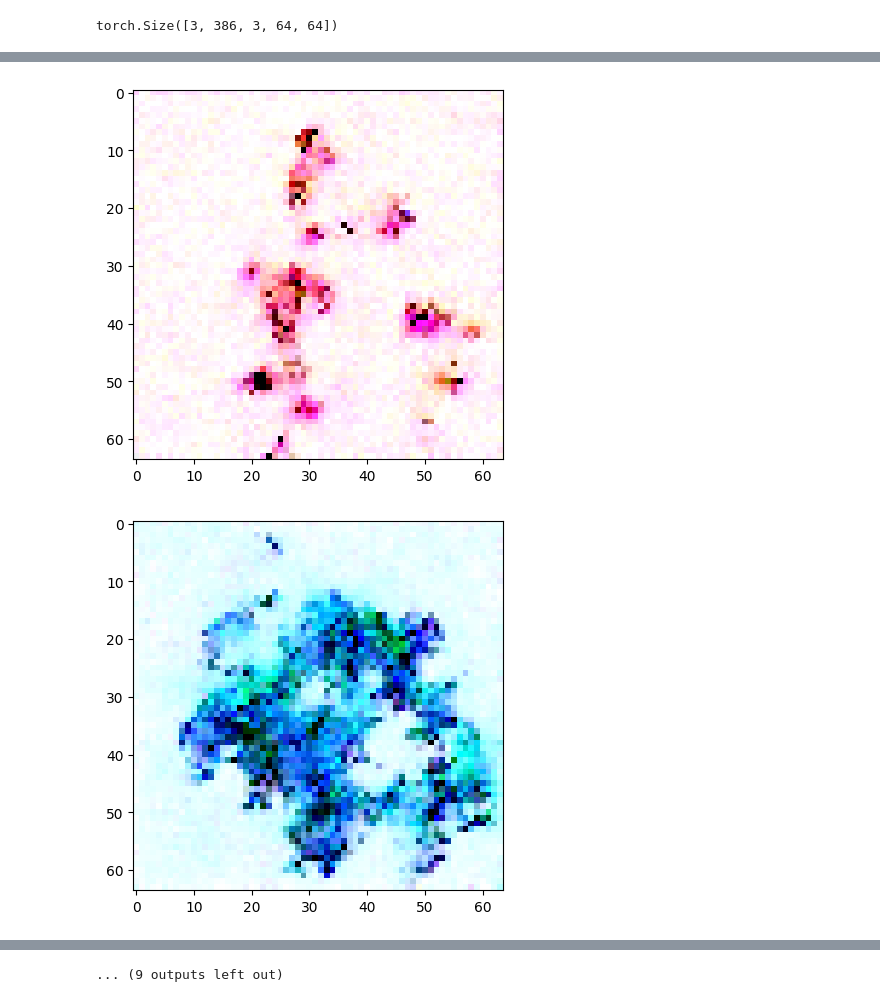
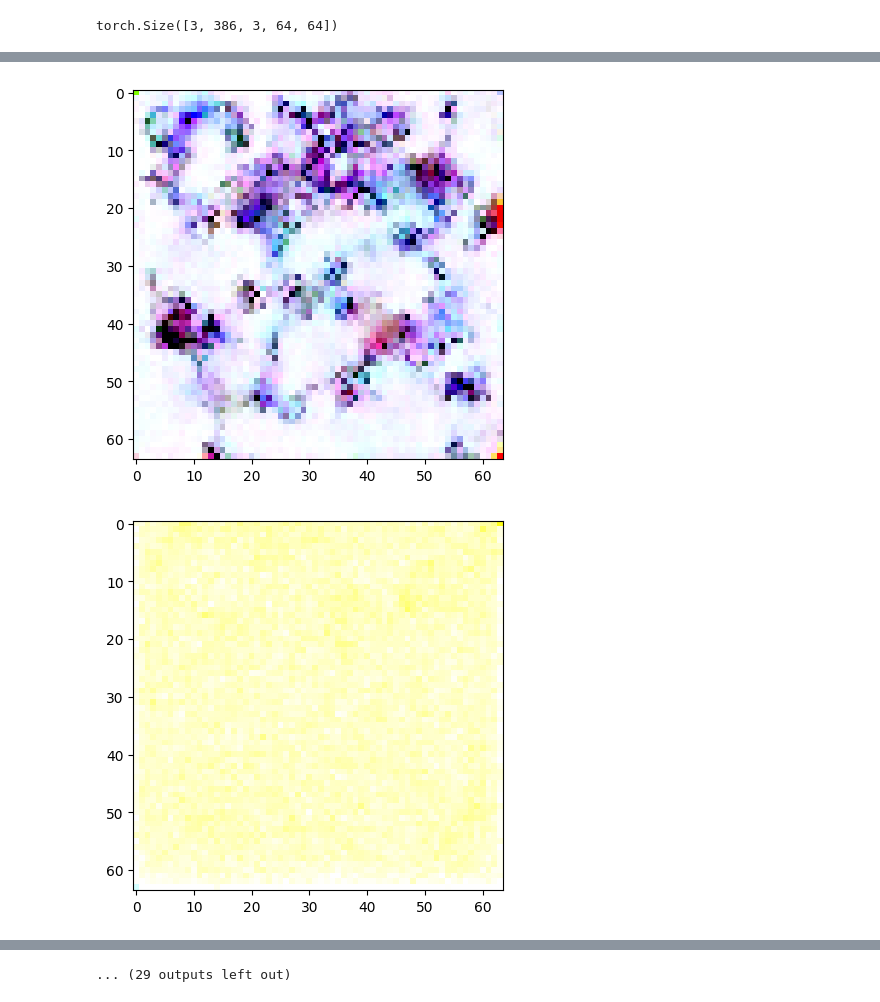
Before and after one commit to danilolc/pokemon-denoiser, a Jupyter notebook: New_Train.ipynb, the cells around one changed output, grey strips where cells are left out. Saved outputs shown, nothing was run; the diff lists cells and outputs as text; code cells hidden in the pictures.

```diff
--- a/New_Train.ipynb
+++ b/New_Train.ipynb
@@ -22,8 +25,8 @@ pimages.shape
 # %% [output]
 torch.Size([3, 386, 3, 64, 64])
 # %%
-T = 500
-beta = torch.linspace(10e-4, 0.02, T, device=device)
+T = 100
+beta = torch.linspace(10e-4, 0.1, T, device=device)
 
 alpha = 1 - beta
 
@@ -101,7 +102,7 @@ def generate_image():
 loss_func = nn.MSELoss()
 optimizer = optim.Adam(model.parameters(), lr=1e-3)
 
-pbar = tqdm(range(10001))#, miniters=15)
+pbar = tqdm(range(20001))#, miniters=15)
 def closure():
     optimizer.zero_grad()
 
@@ -116,6 +117,9 @@ def closure():
     t = torch.randint(0, T - 1, (bs,), device=device)
 
     x_nois = torch.sqrt(alpha_[t])[:, None, None, None] * x0 + torch.sqrt(1-alpha_[t])[:, None, None, None] * e
+    #xc = contour[source, batch]
+    #xn = torch.cat([x_nois, xc], dim=1)
+
     e_pred = model(x_nois, t)
 
     # Calculate the loss between the result and the noise
@@ -140,2 +144,2 @@ torch.save(model.state_dict(), 'model.pt')
-[figure, old version]
+[figure, new version]
-[figure, old version]
+[figure, new version]
@@ -150 +154 @@ torch.save(model.state_dict(), 'model.pt')
-... (9 outputs left out)
+... (29 outputs left out)
```
Also changed, not shown: parts of 6 cells of this notebook, 2 other files.
